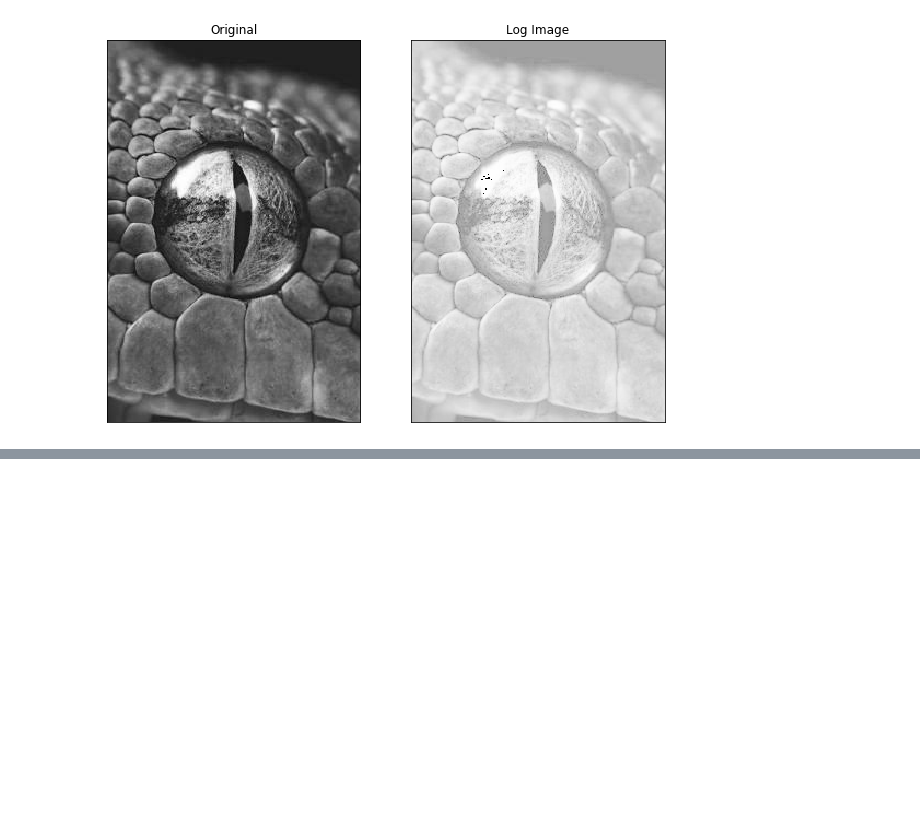
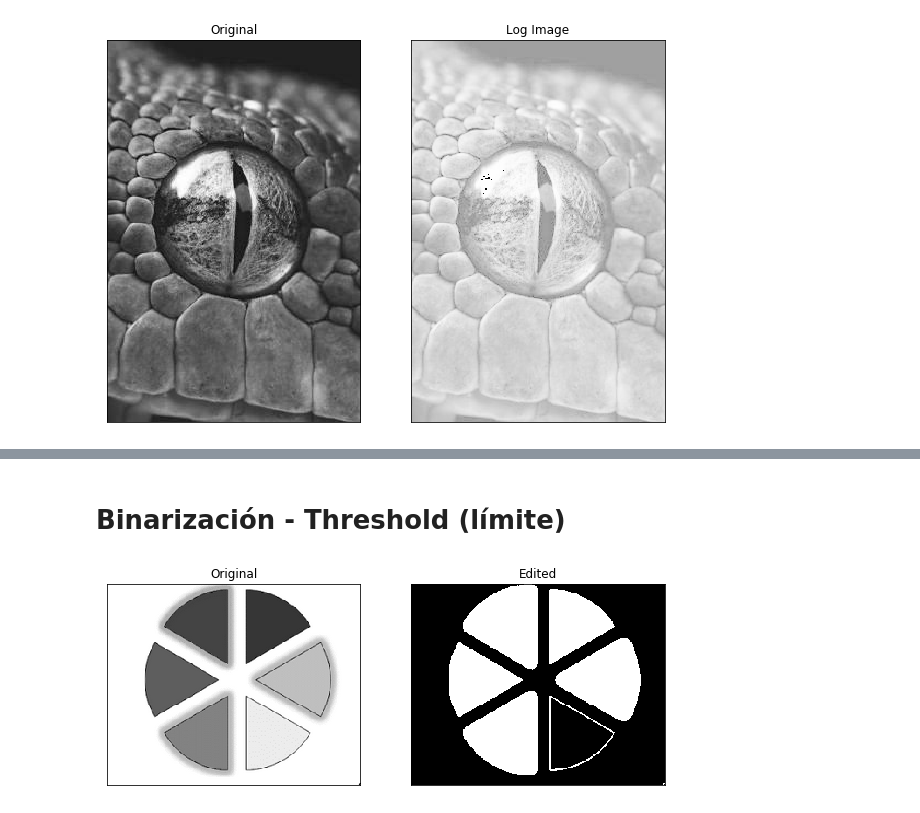
Before and after one commit to isamoreo/ProcesamientoDigitalDeImagenes, a Jupyter notebook: Interpolacion.ipynb, the cells around one changed output, grey strips where cells are left out. Cells and saved outputs as stored; diff of their text form; code cells hidden in the pictures; blank space fills up the shorter version.

```diff
--- a/Interpolacion.ipynb
+++ b/Interpolacion.ipynb
@@ -227,0 +315,30 @@ displayGray2(img, img_log, 'Original', 'Log Image')
+# %% [markdown]
+# Binarización - Threshold (límite)
+# %%
+# No se utiliza un rango, ahora es un solo límite
+
+def Threshold(img, thres):
+    # Cargar imagen
+    img = cv2.imread(img, cv2.IMREAD_GRAYSCALE)
+    rows, columns = img.shape
+    img2 = np.zeros((rows,columns), dtype = np.uint8)
+
+    # Límite
+    T = thres
+
+    #Revisa si está por encima del valor, da cero (negro) a todas las intensidades. De la otra forma se vuelven todos blancos 255
+    for x in range(0, rows):
+        for y in range(0, columns):
+
+              r = img[x][y]
+              if T<= r:
+                  img2[x][y] = 0
+              else:
+                  img2[x][y] = 255
+
+    displayGray2(img, img2)
+    return
+
+Threshold('pastel.png', 220)
+# %% [output]
+[figure, added]
```
Also changed, not shown: parts of 9 cells of this notebook.
